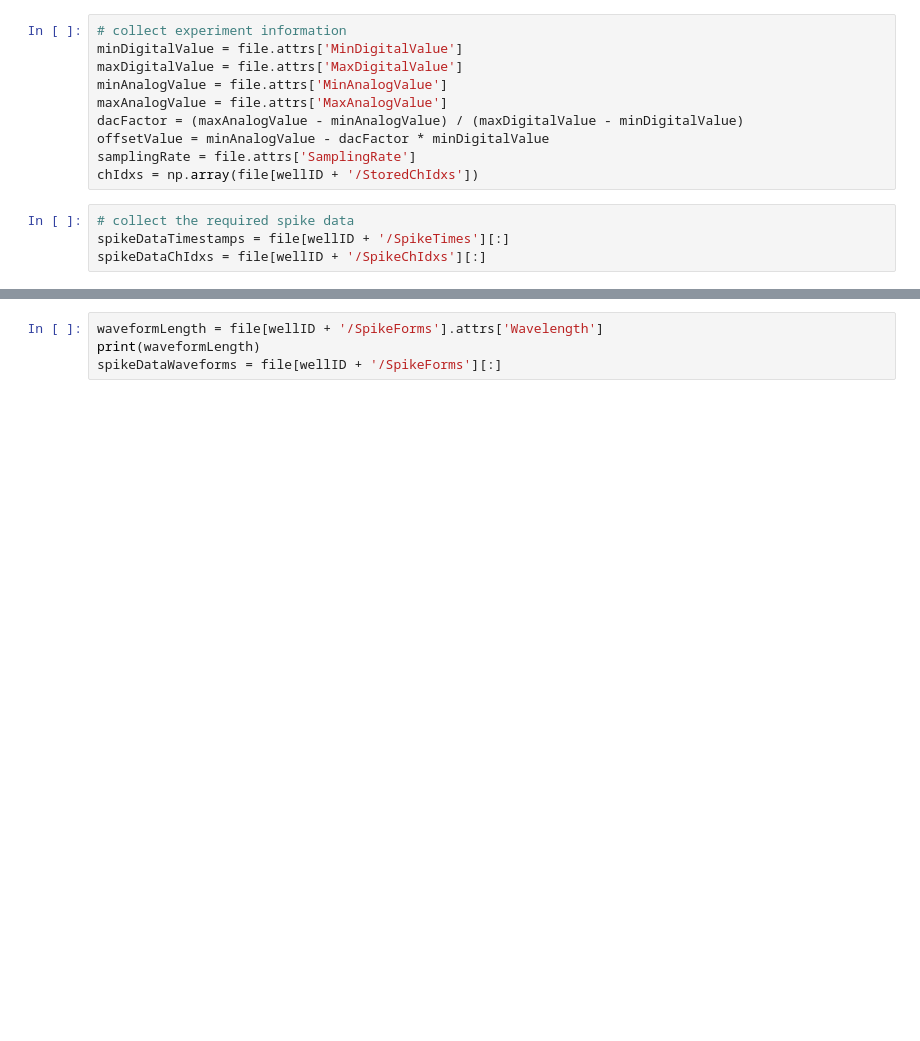
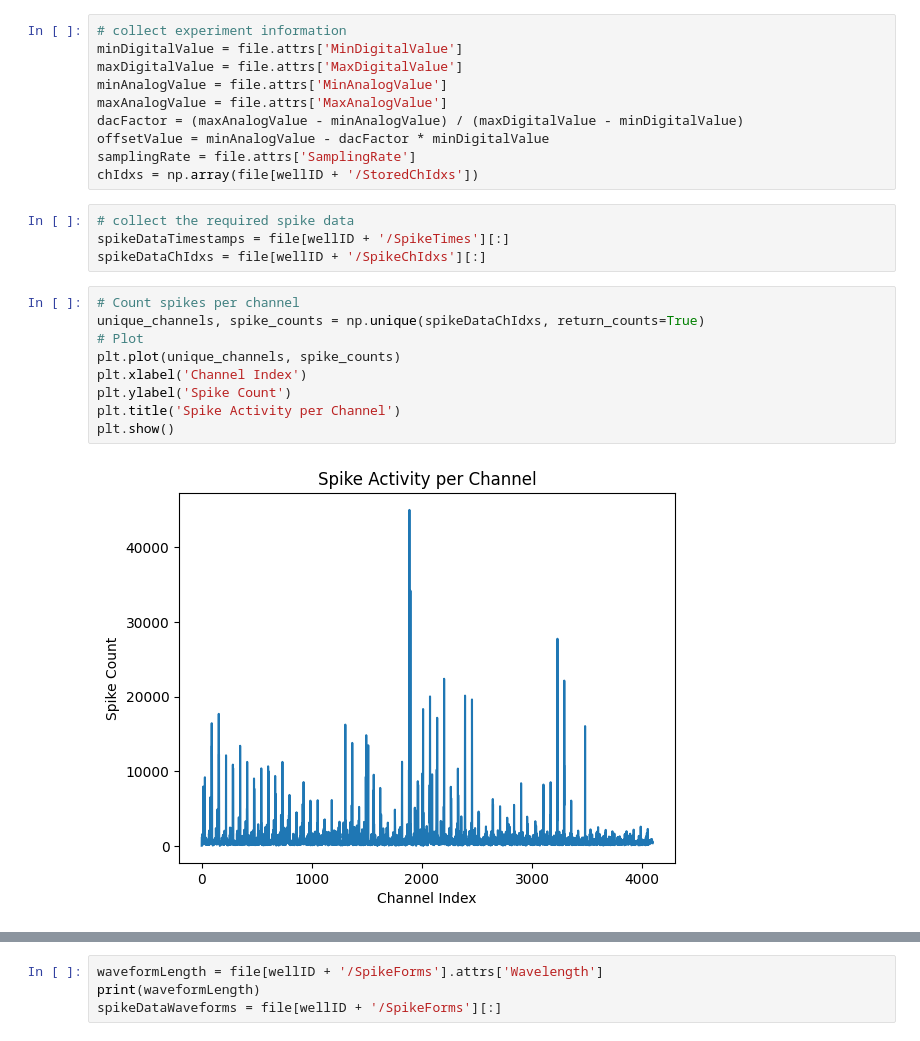
Before and after one commit to diiivyaa/spike2mat, a Jupyter notebook: 3Brain/activity_map.ipynb, the cells around one changed output, grey strips where cells are left out. Saved outputs shown, nothing was run; the diff lists cells and outputs as text; blank space fills up the shorter version.

```diff
--- a/3Brain/activity_map.ipynb
+++ b/3Brain/activity_map.ipynb
@@ -25,6 +25,17 @@ chIdxs = np.array(file[wellID + '/StoredChIdxs'])
 # collect the required spike data
 spikeDataTimestamps = file[wellID + '/SpikeTimes'][:]
 spikeDataChIdxs = file[wellID + '/SpikeChIdxs'][:]
+# %%
+# Count spikes per channel
+unique_channels, spike_counts = np.unique(spikeDataChIdxs, return_counts=True)
+# Plot
+plt.plot(unique_channels, spike_counts)
+plt.xlabel('Channel Index')
+plt.ylabel('Spike Count')
+plt.title('Spike Activity per Channel')
+plt.show()
+# %% [output]
+[figure, added]
 # %%
 from collections import Counter
 counts = dict(Counter(spikeDataChIdxs))
```
Also changed, not shown: parts of 15 cells of this notebook.
